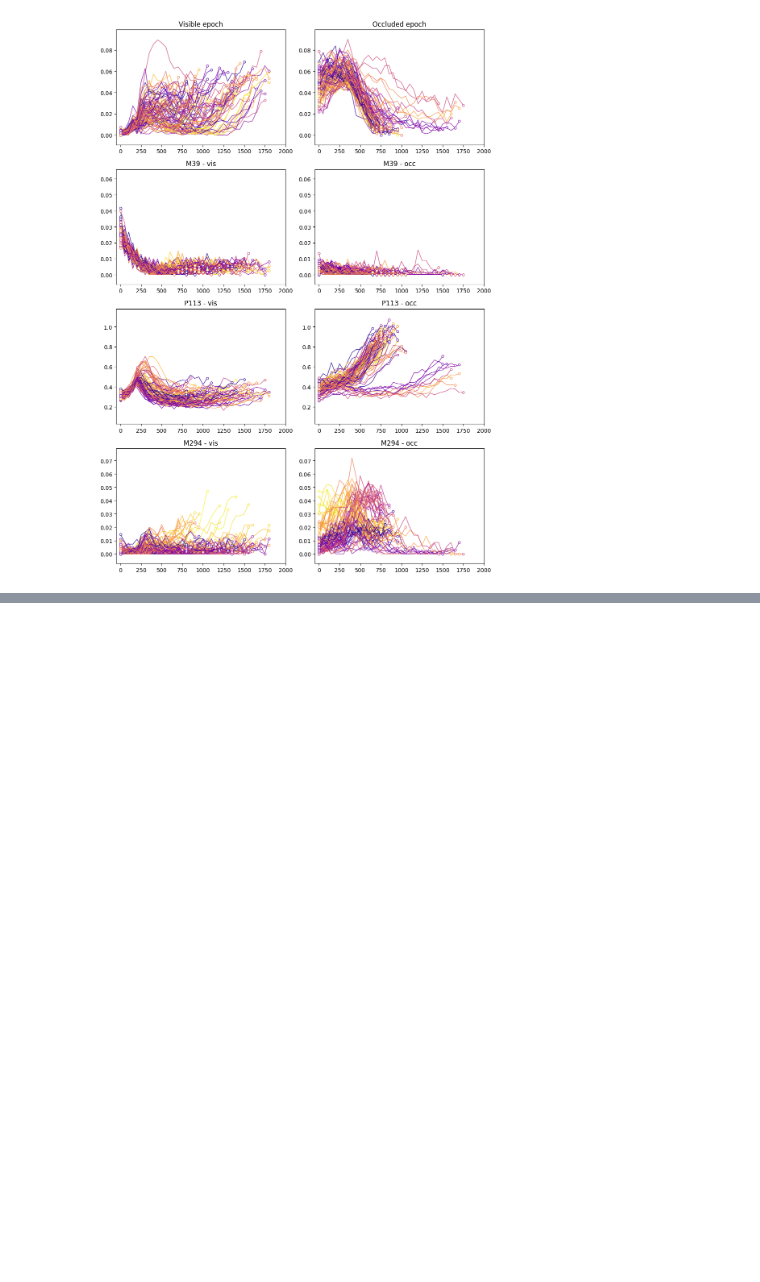
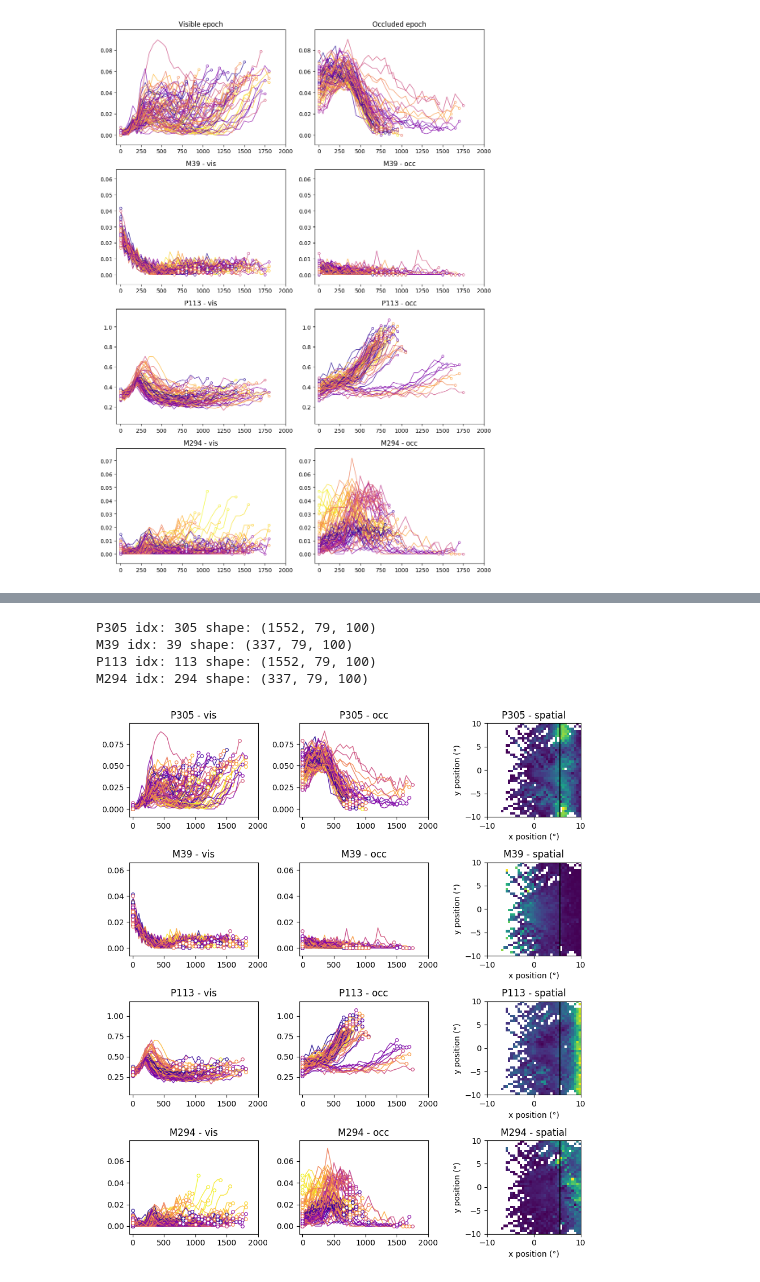
Before and after one commit to ksbong/dmfc-pong-reconstruction, a Jupyter notebook: notebooks/03_fig2c_neural_response_inspection.ipynb, the cells around one changed output, grey strips where cells are left out. Cells and saved outputs as stored; diff of their text form; code cells hidden in the pictures; blank space fills up the shorter version.

```diff
--- a/notebooks/03_fig2c_neural_response_inspection.ipynb
+++ b/notebooks/03_fig2c_neural_response_inspection.ipynb
@@ -400,0 +437,21 @@ plt.show()
+# %%
+example_neurons = [
+    ("P305", p_dmfc),
+    ("M39",  m_dmfc),
+    ("P113", p_dmfc),
+    ("M294", m_dmfc),
+]
+
+def neuron_label_to_index(label):
+
+    return int(label[1:])
+# %%
+for label, dmfc in example_neurons:
+    idx = neuron_label_to_index(label)
+    arr = dmfc["neural_responses_reliable"]["occ"]
+    print(label, "idx:", idx, "shape:", arr.shape)
+# %% [output]
+P305 idx: 305 shape: (1552, 79, 100)
+M39 idx: 39 shape: (337, 79, 100)
+P113 idx: 113 shape: (1552, 79, 100)
+M294 idx: 294 shape: (337, 79, 100)
@@ -400,0 +489,28 @@ plt.show()
+# %%
+import matplotlib.pyplot as plt
+
+fig, axes = plt.subplots(
+    4,
+    3,
+    figsize=(9, 10),
+)
+
+ims = []
+
+for row, (label, dmfc) in enumerate(example_neurons):
+    im = draw_fig2c_published_example_row(
+        dmfc=dmfc,
+        neuron_label=label,
+        axes=axes[row],
+    )
+    ims.append(im)
+
+plt.tight_layout()
+# plt.savefig(
+#     PROJECT_ROOT / "outputs" / "figures" / "fig2c_published_examples_reproduction.png",
+#     dpi=300,
+#     bbox_inches="tight",
+# )
+plt.show()
+# %% [output]
+[figure, added]
```
Also changed, not shown: parts of 6 cells of this notebook, 1 other file.
